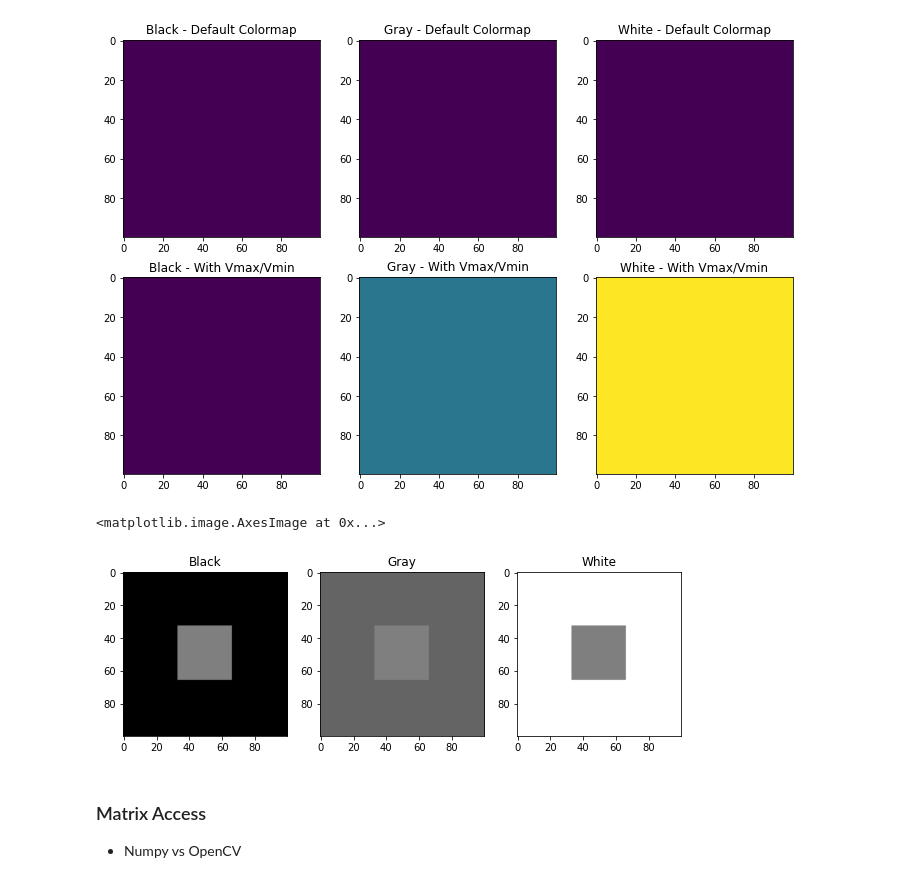
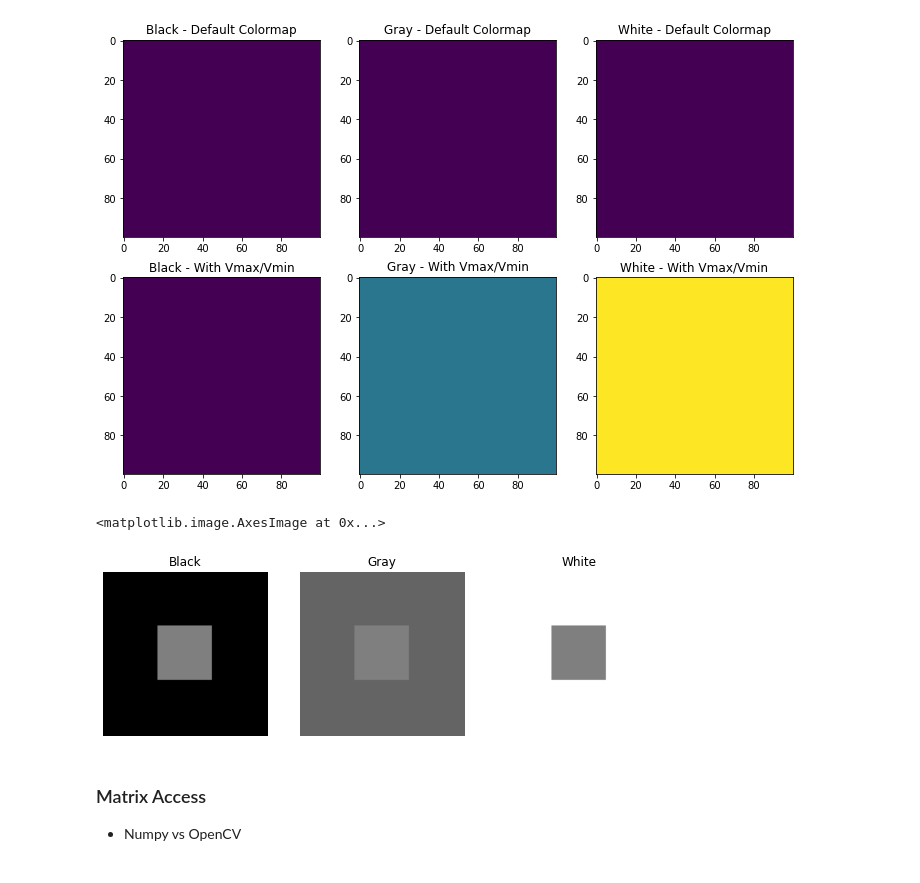
Before and after one commit to CarlosPena00/Workshops, a Jupyter notebook: Vision/0.vision-with-opencv.ipynb, the cells around one changed output. Drawn from its saved outputs; the diff is of its cells as text; code cells hidden in the pictures.

Commit message:
Fix image axis

```diff
--- a/Vision/0.vision-with-opencv.ipynb
+++ b/Vision/0.vision-with-opencv.ipynb
@@ -112,20 +112,23 @@ plt.subplot(236);plt.title("White - With Vmax/Vmin");plt.imshow(white_sample, vm
 # %%
 
 black_sample  = np.zeros([100, 100], dtype=np.uint8)
 gray_sample   = np.ones([100, 100], dtype=np.uint8) * 100
 white_sample  = np.ones([100, 100], dtype=np.uint8) * 255
 
 black_sample[33:66,33:66] = 127
 gray_sample[33:66,33:66]  = 127
 white_sample[33:66,33:66] = 127
 
 plt.figure(figsize=(10, 10))
-plt.subplot(131);plt.title("Black");plt.imshow(black_sample, vmax=255, vmin=0, cmap='gray')
-plt.subplot(132);plt.title("Gray");plt.imshow(gray_sample, vmax=255, vmin=0, cmap='gray')
-plt.subplot(133);plt.title("White");plt.imshow(white_sample, vmax=255, vmin=0, cmap='gray')
+plt.subplot(131);plt.title("Black");plt.axis("off")
+plt.imshow(black_sample, vmax=255, vmin=0, cmap='gray')
+plt.subplot(132);plt.title("Gray");plt.axis("off")
+plt.imshow(gray_sample, vmax=255, vmin=0, cmap='gray')
+plt.subplot(133);plt.title("White");plt.axis("off")
+plt.imshow(white_sample, vmax=255, vmin=0, cmap='gray')
 # %% [output]
 <matplotlib.image.AxesImage at 0x...>
-[figure, old version]
+[figure, new version]
 # %% [markdown]
 ### Matrix Access
 * Numpy vs OpenCV
```
